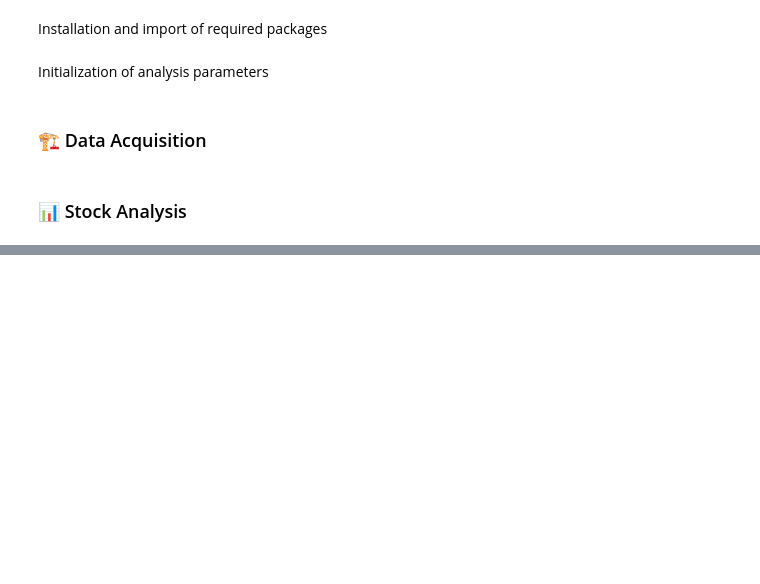
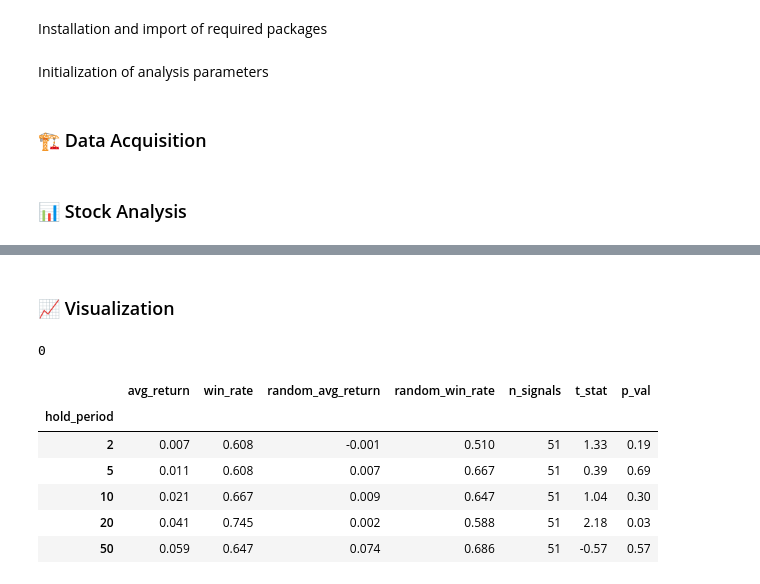
Before and after one commit to Lawrence2005/Finovax-Quantitative-Researcher-Internship-Summer-2025, a Jupyter notebook: Momentum-Stock-Screener-Week8/screener.ipynb, the cells around one changed output, grey strips where cells are left out. Saved outputs shown, nothing was run; the diff lists cells and outputs as text; code cells hidden in the pictures; blank space fills up the shorter version.

```diff
--- a/Momentum-Stock-Screener-Week8/screener.ipynb
+++ b/Momentum-Stock-Screener-Week8/screener.ipynb
@@ -282,0 +213,9 @@ np.float64(0.45)
+# %%
+def calculate_returns(signal_log: pd.DataFrame, hold_period: list[int]=[2, 5, 10, 20, 50]) -> pd.DataFrame:
+    """
+    """
+    signal_log.set_index('date', inplace=True)
+    for p in hold_period:
+        signal_log[f'return_{p}d'] = signal_log['close'].shift(-p) / signal_log['close'] - 1
+
+    return signal_log
@@ -282,0 +281,9 @@ np.float64(0.45)
+# %%
+def backtest(signal_log: pd.DataFrame):
+    """
+    """
+    bt_returns = backtest_returns(signal_log)
+    bt_stats = stat_test(signal_log)
+    return pd.concat([bt_returns, bt_stats], axis=1)
+# %% [markdown]
+### 📈 Visualization
@@ -282,0 +388,22 @@ np.float64(0.45)
+# %%
+# Create the backtest engine
+cerebro = bt.Cerebro()
+
+cerebro.addstrategy(MomentumStrategy, entry_score_threshold=ENTRY_THRESHOLD)
+# %% [output]
+0
+# %%
+signal_log = get_signal_log('/home/lawre/Finovax-Quantitative-Researcher-Internship-Summer-2025/Momentum-Stock-Screener-Week8/data/AAPL.csv', cerebro)
+signal_log = calculate_returns(signal_log)
+
+backt = backtest(signal_log)
+# %%
+backt
+# %% [output]
+|  | avg_return | win_rate | random_avg_return | random_win_rate | n_signals | t_stat | p_val |
+| hold_period |  |  |  |  |  |  |  |
+| 2 | 0.007 | 0.608 | -0.001 | 0.510 | 51 | 1.33 | 0.19 |
+| 5 | 0.011 | 0.608 | 0.007 | 0.667 | 51 | 0.39 | 0.69 |
+| 10 | 0.021 | 0.667 | 0.009 | 0.647 | 51 | 1.04 | 0.30 |
+| 20 | 0.041 | 0.745 | 0.002 | 0.588 | 51 | 2.18 | 0.03 |
+| 50 | 0.059 | 0.647 | 0.074 | 0.686 | 51 | -0.57 | 0.57 |
```
Also changed, not shown: parts of 15 cells of this notebook.
